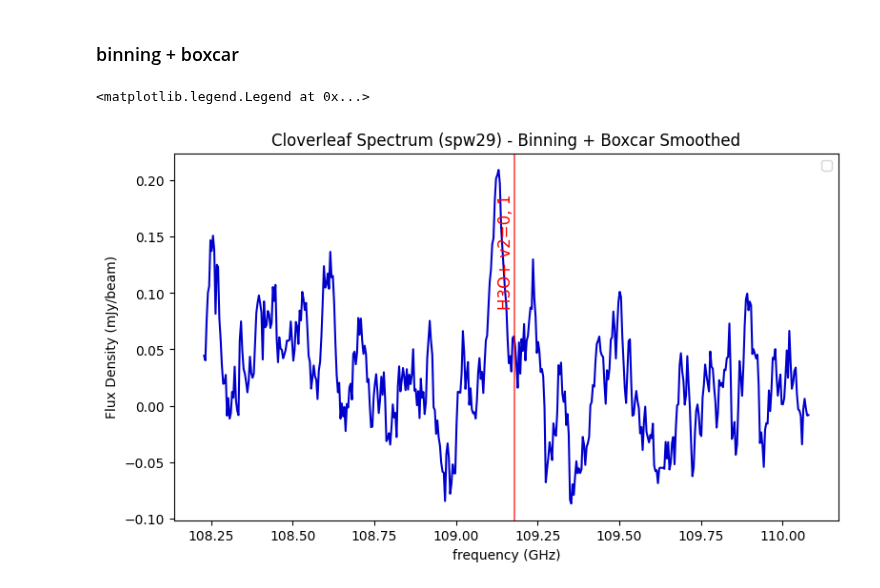
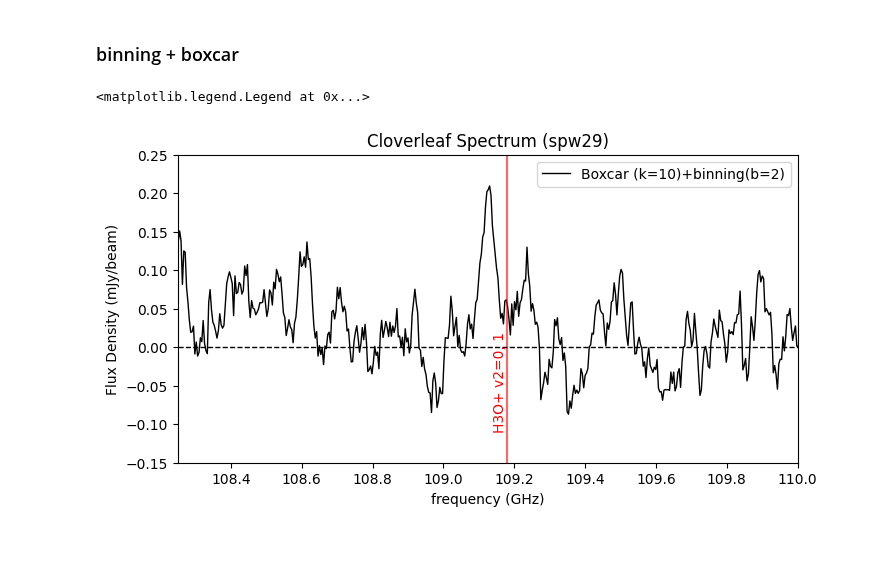
Before and after one commit to 000RF/spectral-line, a Jupyter notebook: Cloverleaf/spw29/spw29.ipynb, the cells around one changed output. Saved outputs shown, nothing was run; the diff lists cells and outputs as text; code cells hidden in the pictures; blank space fills up the shorter version.

```diff
--- a/Cloverleaf/spw29/spw29.ipynb
+++ b/Cloverleaf/spw29/spw29.ipynb
@@ -50,19 +50,22 @@ def rebin_spectrum(x, y, bin_size):
 # %%
 x_binned, y_binned = rebin_spectrum(x, y, bin_size=2)
 
 y_binned_boxcar = boxcar_smooth(y_binned, kernel_size=10)
 
 
-plt.figure(figsize=(9, 5))
-plt.plot(x_binned, y_binned_boxcar, color="mediumblue")
+plt.figure(figsize=(8, 4))
+plt.plot(x_binned, y_binned_boxcar, color="black", linewidth=1, label="Boxcar (k=10)+binning(b=2)")
 for freq, label in my_lines:
     plt.axvline(freq, color="red", linestyle="-", alpha=0.6)
-    plt.text(freq, max(y_binned_boxcar)*0.9, label, rotation=90, color="red", fontsize=12, ha='right', va='top')
+    plt.text(freq, max(y_binned_boxcar)*0.1, label, rotation=90, color="red", fontsize=10, ha='right', va='top')
 plt.xlabel("frequency (GHz)")
 plt.ylabel("Flux Density (mJy/beam)")
-plt.title("Cloverleaf Spectrum (spw29) - Binning + Boxcar Smoothed")
+plt.title("Cloverleaf Spectrum (spw29)")
+plt.xlim(108.25, 110)
+plt.ylim(-0.15, 0.25)
+plt.axhline(0, color="black", linewidth=1, linestyle="--")
 plt.grid(False)
 plt.legend()
 # %% [output]
 <matplotlib.legend.Legend at 0x...>
-[figure, old version]
+[figure, new version]
```
Also changed, not shown: 7 other files.
